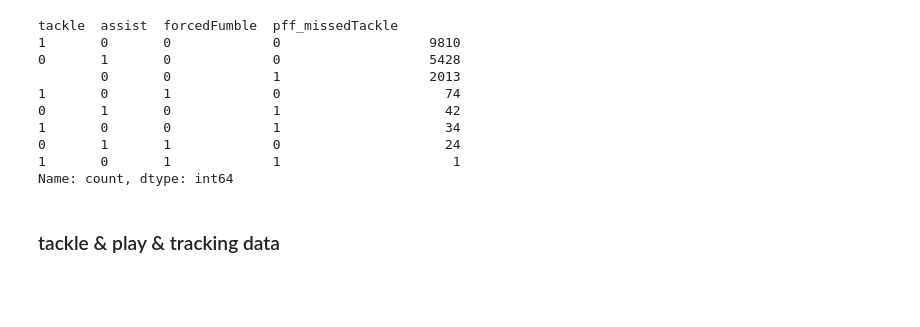
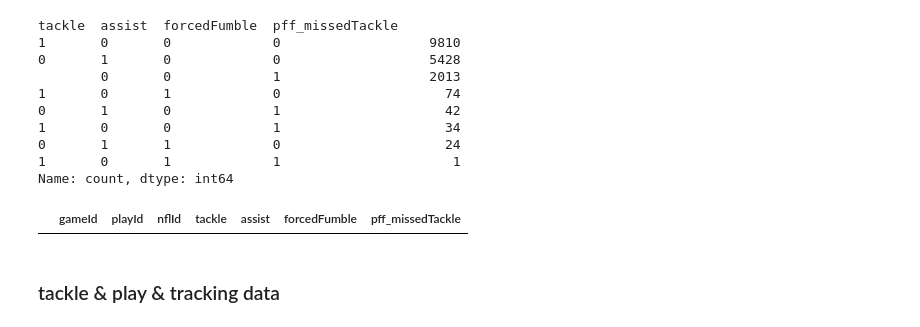
Before and after one commit to lorihe/BigBowl2024, a Jupyter notebook: code/data_overview.ipynb, the cells around one changed output. Cells and saved outputs as stored; diff of their text form; code cells hidden in the pictures; blank space fills up the shorter version.

```diff
--- a/code/data_overview.ipynb
+++ b/code/data_overview.ipynb
@@ -156,6 +158,10 @@ tackle  assist  forcedFumble  pff_missedTackle
 0       1       1             0                     24
 1       0       1             1                      1
 Name: count, dtype: int64
+# %%
+tackles_all[tackles_all[['gameId', 'playId', 'nflId']].duplicated()]
+# %% [output]
+|  | gameId | playId | nflId | tackle | assist | forcedFumble | pff_missedTackle |
 # %% [markdown]
 ### tackle & play & tracking data
 # %%
```
Also changed, not shown: parts of 25 cells of this notebook, 12 other files.
